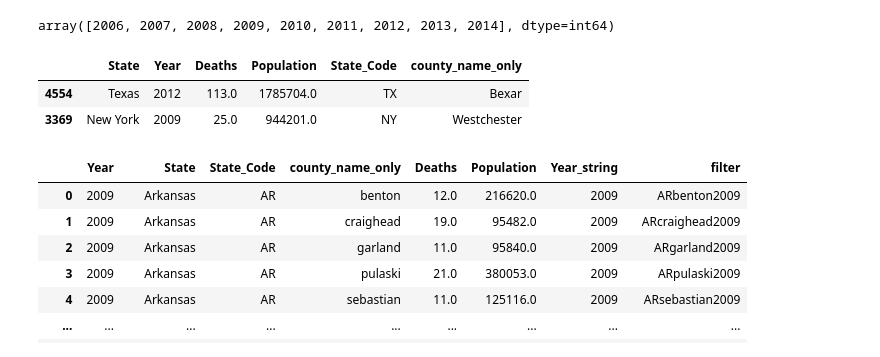
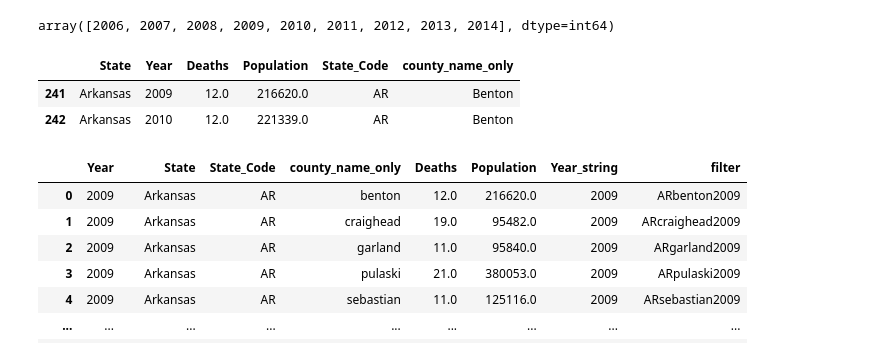
Before and after one commit to MIDS-at-Duke/pds-2022-turquoise-team, a Jupyter notebook: 10_code/combine_prescription_population_washington_09_14.ipynb, the cells around one changed output. Drawn from its saved outputs; the diff is of its cells as text; code cells hidden in the pictures.

```diff
--- a/10_code/combine_prescription_population_washington_09_14.ipynb
+++ b/10_code/combine_prescription_population_washington_09_14.ipynb
@@ -34,11 +34,11 @@ array([2006, 2007, 2008, 2009, 2010, 2011, 2012, 2013, 2014], dtype=int64)
 # Dropping unnecessary columns
 df_pop = df_pop.drop(["State Code", "County", 'County Code', 'Cause of death', 'Cause of death Code', 'County Name'], axis=1)
 # %%
-df_pop.sample(2)
+df_pop.head(2)
 # %% [output]
 |  | State | Year | Deaths | Population | State_Code | county_name_only |
-| 4554 | Texas | 2012 | 113.0 | 1785704.0 | TX | Bexar |
-| 3369 | New York | 2009 | 25.0 | 944201.0 | NY | Westchester |
+| 241 | Arkansas | 2009 | 12.0 | 216620.0 | AR | Benton |
+| 242 | Arkansas | 2010 | 12.0 | 221339.0 | AR | Benton |
 # %%
 # Creating filter column for population df
 df_pop_grouped = df_pop.groupby(['Year', 'State', 'State_Code', 'county_name_only']).sum().reset_index()
```
Also changed, not shown: parts of 2 cells of this notebook, 5 other files.
